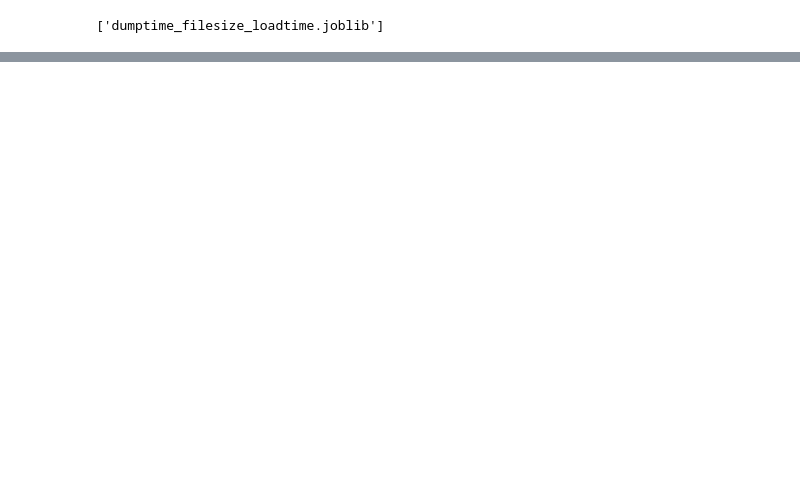
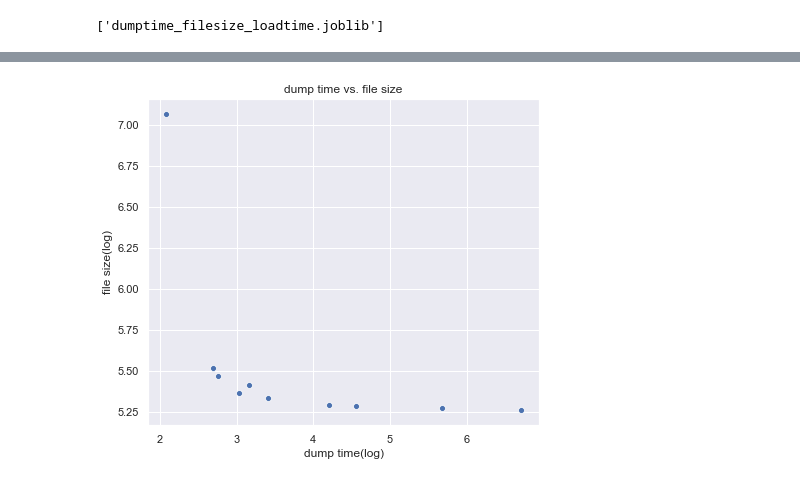
Before and after one commit to takaiyuk/notebooks, a Jupyter notebook: joblib_compress.ipynb, the cells around one changed output, grey strips where cells are left out. Saved outputs shown, nothing was run; the diff lists cells and outputs as text; code cells hidden in the pictures; blank space fills up the shorter version.

```diff
--- a/joblib_compress.ipynb
+++ b/joblib_compress.ipynb
@@ -106,0 +101,9 @@ joblib.dump([dump_times, file_sizes, load_times], "dumptime_filesize_loadtime.jo
+# %%
+plt.figure(figsize=(7,6))
+sns.scatterplot(np.log(dump_times), np.log(file_sizes))
+plt.title("dump time vs. file size")
+plt.xlabel("dump time(log)")
+plt.ylabel("file size(log)")
+plt.show()
+# %% [output]
+[figure, added]
```
Also changed, not shown: parts of 6 cells of this notebook.
